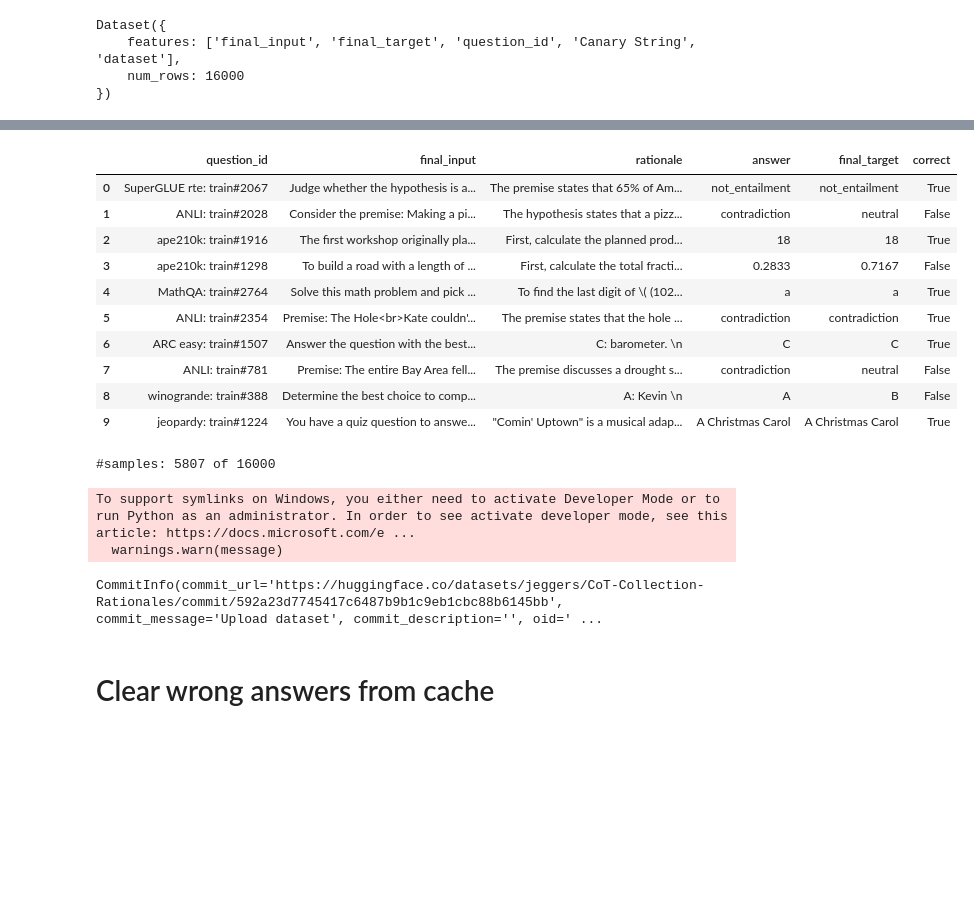
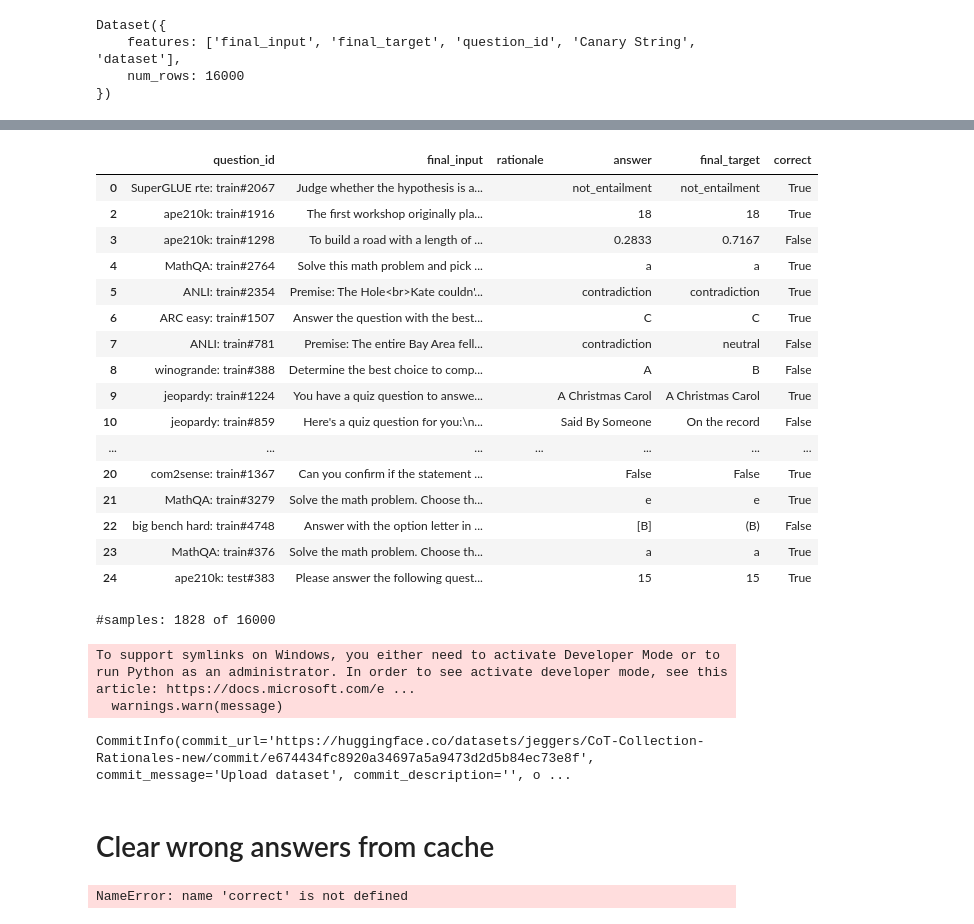
Before and after one commit to Jorineg/ThinkingLLMs, a Jupyter notebook: add_rationales.ipynb, the cells around one changed output, grey strips where cells are left out. Drawn from its saved outputs; the diff is of its cells as text; code cells hidden in the pictures; blank space fills up the shorter version.

```diff
--- a/add_rationales.ipynb
+++ b/add_rationales.ipynb
@@ -147,10 +175,15 @@ Failed to generate rationale for count words in paragraph: train#1120
 # %%
+# add rationales to the dataframe
+df["rationale"] = df["question_id"].apply(lambda x: rationales.get(x, ""))
+
 # split generation into rationales and answers
 def split_rationale_answer(x):
-    if anwser_trigger in x:
-        return x.split(anwser_trigger)[0], x.split(anwser_trigger)[1]
+    if think_trigger in x and anwser_trigger in x:
+        return x.split(think_trigger)[1].split(anwser_trigger)[0].strip(), x.split(anwser_trigger)[1].strip()
+    elif anwser_trigger in x:
+        return "", x.split(anwser_trigger)[1].strip()
     else:
-        return x, None
+        return x, ""
 
 df['rationale'], df['answer'] = zip(*df['rationale'].apply(split_rationale_answer))
 # %%
@@ -161,12 +194,17 @@ df['rationale_length'] = df['rationale'].apply(lambda x: len(tokenizer(x)['input
 # add column to check if correct
 df['correct'] = df['answer'] == df['final_target']
 
+df['has_rationale'] = df['rationale'] != ""
+
 # print accuracy
 print(f"Total samples: {len(df)}")
 print(f"Accuracy: {df['correct'].mean()}")
-print(f"Average rationale length: {df['rationale_length'].mean()}")
+print(f"Average rationale length: {df[df['has_rationale']]['rationale_length'].mean()}")
+print(f"Samples with rationale: {df['has_rationale'].mean()*100:.2f}%")
+print(f"Samples with rationale from all correct: {df[df['has_rationale'] & df['correct']].shape[0]/df['correct'].sum()*100:.2f}%")
+print(f"Samples in wrong output format: {(df['answer'] == '').mean()*100:.2f}%")
 
 # create histogram of rationale lengths
-df['rationale_length'][df["rationale_length"]<=max_tokens].plot.hist(bins=60)
+df['rationale_length'][(df["rationale_length"]<=max_tokens) & df["has_rationale"]].plot.hist(bins=30)
 # %% [output]
 Total samples: 16000
@@ -177,37 +218,47 @@ Average rationale length: 92.561625
 # %%
 # print 10 samples with quetion_id, final_input, rationale, answer, final_target and correct
-head = df.head(10)
+# head = df.head(20)
+head = df[pd.Series(1-df['has_rationale'], dtype="bool")].head(20)
+# head = df[df['answer'] == ''].head(20)
 head[["question_id", "final_input", "rationale", "answer", "final_target", "correct"]]
 # %% [output]
 |  | question_id | final_input | rationale | answer | final_target | correct |
-| 0 | SuperGLUE rte: train#2067 | Judge whether the hypothesis is a... | The premise states that 65% of Am... | not_entailment | not_entailment | True |
-| 1 | ANLI: train#2028 | Consider the premise: Making a pi... | The hypothesis states that a pizz... | contradiction | neutral | False |
-| 2 | ape210k: train#1916 | The first workshop originally pla... | First, calculate the planned prod... | 18 | 18 | True |
-| 3 | ape210k: train#1298 | To build a road with a length of ... | First, calculate the total fracti... | 0.2833 | 0.7167 | False |
-| 4 | MathQA: train#2764 | Solve this math problem and pick ... | To find the last digit of \( (102... | a | a | True |
-| 5 | ANLI: train#2354 | Premise: The Hole<br>Kate couldn'... | The premise states that the hole ... | contradiction | contradiction | True |
-| 6 | ARC easy: train#1507 | Answer the question with the best... | C: barometer. \n | C | C | True |
-| 7 | ANLI: train#781 | Premise: The entire Bay Area fell... | The premise discusses a drought s... | contradiction | neutral | False |
-| 8 | winogrande: train#388 | Determine the best choice to comp... | A: Kevin \n | A | B | False |
-| 9 | jeopardy: train#1224 | You have a quiz question to answe... | "Comin' Uptown" is a musical adap... | A Christmas Carol | A Christmas Carol | True |
+| 0 | SuperGLUE rte: train#2067 | Judge whether the hypothesis is a... |  | not_entailment | not_entailment | True |
+| 2 | ape210k: train#1916 | The first workshop originally pla... |  | 18 | 18 | True |
+| 3 | ape210k: train#1298 | To build a road with a length of ... |  | 0.2833 | 0.7167 | False |
+| 4 | MathQA: train#2764 | Solve this math problem and pick ... |  | a | a | True |
+| 5 | ANLI: train#2354 | Premise: The Hole<br>Kate couldn'... |  | contradiction | contradiction | True |
+| 6 | ARC easy: train#1507 | Answer the question with the best... |  | C | C | True |
+| 7 | ANLI: train#781 | Premise: The entire Bay Area fell... |  | contradiction | neutral | False |
+| 8 | winogrande: train#388 | Determine the best choice to comp... |  | A | B | False |
+| 9 | jeopardy: train#1224 | You have a quiz question to answe... |  | A Christmas Carol | A Christmas Carol | True |
+| 10 | jeopardy: train#859 | Here's a quiz question for you:\n... |  | Said By Someone | On the record | False |
+| ... | ... | ... | ... | ... | ... | ... |
+| 20 | com2sense: train#1367 | Can you confirm if the statement ... |  | False | False | True |
+| 21 | MathQA: train#3279 | Solve the math problem. Choose th... |  | e | e | True |
+| 22 | big bench hard: train#4748 | Answer with the option letter in ... |  | [B] | (B) | False |
+| 23 | MathQA: train#376 | Solve the math problem. Choose th... |  | a | a | True |
+| 24 | ape210k: test#383 | Please answer the following quest... |  | 15 | 15 | True |
 # %%
 # filter for olny correct answers
 correct = df[df['correct']]
+
+max_tokens = 300
 
 # filter for rationale length > 10 tokens and <= max_tokens
 correct = correct[(correct['rationale_length'] > 10) & (correct['rationale_length'] <= max_tokens)]
 
 print(f"#samples: {len(correct)} of {len(df)}")
 # %% [output]
-#samples: 5807 of 16000
+#samples: 1828 of 16000
 # %%
 # to hugggingface dataset
 filtered_dataset = Dataset.from_pandas(correct)
-filtered_dataset.push_to_hub("jeggers/CoT-Collection-Rationales")
+filtered_dataset.push_to_hub("jeggers/CoT-Collection-Rationales-new")
 # %% [output]
 To support symlinks on Windows, you either need to activate Developer Mode or to run Python as an administrator. In order to see activate developer mode, see this article: https://docs.microsoft.com/e ...
   warnings.warn(message)
-CommitInfo(commit_url='https://huggingface.co/datasets/jeggers/CoT-Collection-Rationales/commit/592a23d7745417c6487b9b1c9eb1cbc88b6145bb', commit_message='Upload dataset', commit_description='', oid=' ...
+CommitInfo(commit_url='https://huggingface.co/datasets/jeggers/CoT-Collection-Rationales-new/commit/e674434fc8920a34697a5a9473d2d5b84ec73e8f', commit_message='Upload dataset', commit_description='', o ...
 # %% [markdown]
 # Clear wrong answers from cache
 # %%
@@ -225,3 +276,5 @@ for id in list(rationales.keys()):
 # save results to file
 with open(results_cache, "w") as f:
     json.dump(rationales, f)
+# %% [output]
+NameError: name 'correct' is not defined
```
Also changed, not shown: parts of 13 cells of this notebook, 5 other files.
